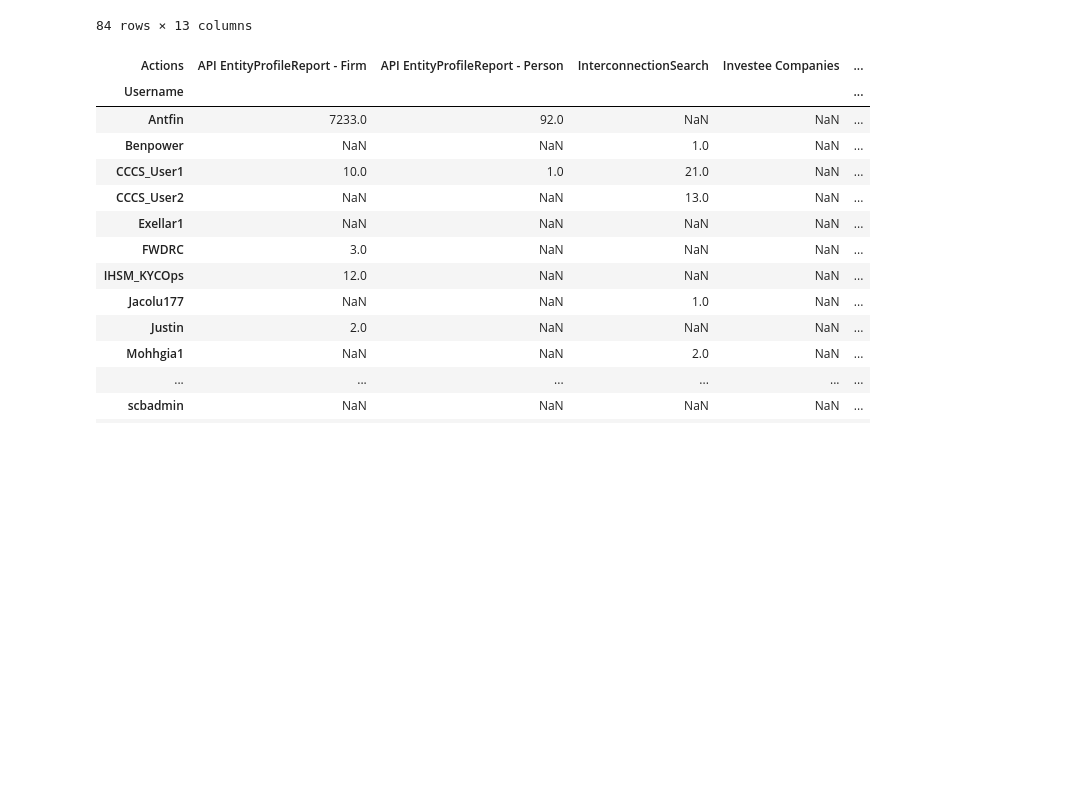
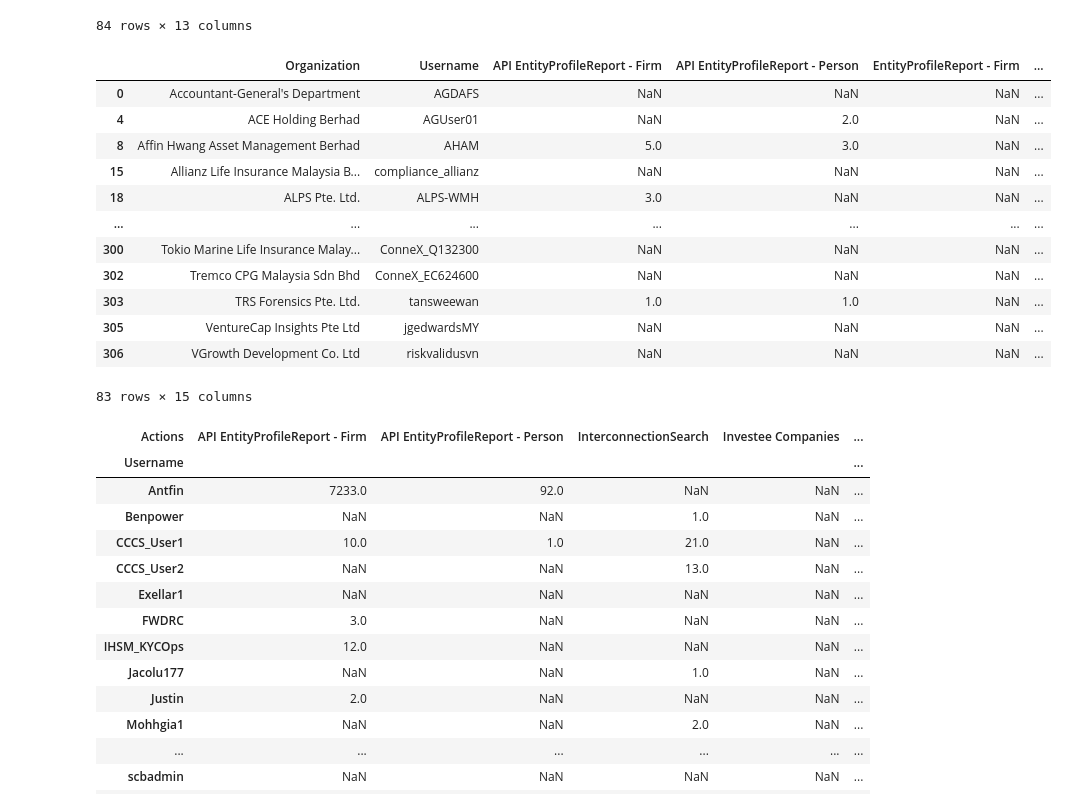
Before and after one commit to itzhongee/PortfolioProjects, a Jupyter notebook: HS Usage Analytics/HS Usage Analytics.ipynb, the cells around one changed output. Cells and saved outputs as stored; diff of their text form; code cells hidden in the pictures; blank space fills up the shorter version.

```diff
--- a/HS Usage Analytics/HS Usage Analytics.ipynb
+++ b/HS Usage Analytics/HS Usage Analytics.ipynb
@@ -103,6 +96,24 @@ hs_prepaid_analytics
 | zeka4 | NaN | 1.0 | NaN | NaN | NaN | ... |
 | Total Actions | 344.0 | 176.0 | 8.0 | 14.0 | 1.0 | ... |
 84 rows × 13 columns
+# %%
+hs_prepaid_analytics = hs_prepaid[['Organization','Username']].merge(hs_prepaid_analytics,on='Username',how='left')
+hs_prepaid_analytics = hs_prepaid_analytics.drop_duplicates()
+hs_prepaid_analytics
+# %% [output]
+|  | Organization | Username | API EntityProfileReport - Firm | API EntityProfileReport - Person | EntityProfileReport - Firm | ... |
+| 0 | Accountant-General's Department | AGDAFS | NaN | NaN | NaN | ... |
+| 4 | ACE Holding Berhad | AGUser01 | NaN | 2.0 | NaN | ... |
+| 8 | Affin Hwang Asset Management Berhad | AHAM | 5.0 | 3.0 | NaN | ... |
+| 15 | Allianz Life Insurance Malaysia B... | compliance_allianz | NaN | NaN | NaN | ... |
+| 18 | ALPS Pte. Ltd. | ALPS-WMH | 3.0 | NaN | NaN | ... |
+| ... | ... | ... | ... | ... | ... | ... |
+| 300 | Tokio Marine Life Insurance Malay... | ConneX_Q132300 | NaN | NaN | NaN | ... |
+| 302 | Tremco CPG Malaysia Sdn Bhd | ConneX_EC624600 | NaN | NaN | NaN | ... |
+| 303 | TRS Forensics Pte. Ltd. | tansweewan | 1.0 | 1.0 | NaN | ... |
+| 305 | VentureCap Insights Pte Ltd | jgedwardsMY | NaN | NaN | NaN | ... |
+| 306 | VGrowth Development Co. Ltd | riskvalidusvn | NaN | NaN | NaN | ... |
+83 rows × 15 columns
 # %%
 hs_ppu_analytics = pd.crosstab(hs_ppu.Username,hs_ppu.Actions,values=hs_ppu.Total_Actions,aggfunc='sum',
                                margins=True,margins_name='Total Actions')
```
Also changed, not shown: parts of 7 cells of this notebook.
